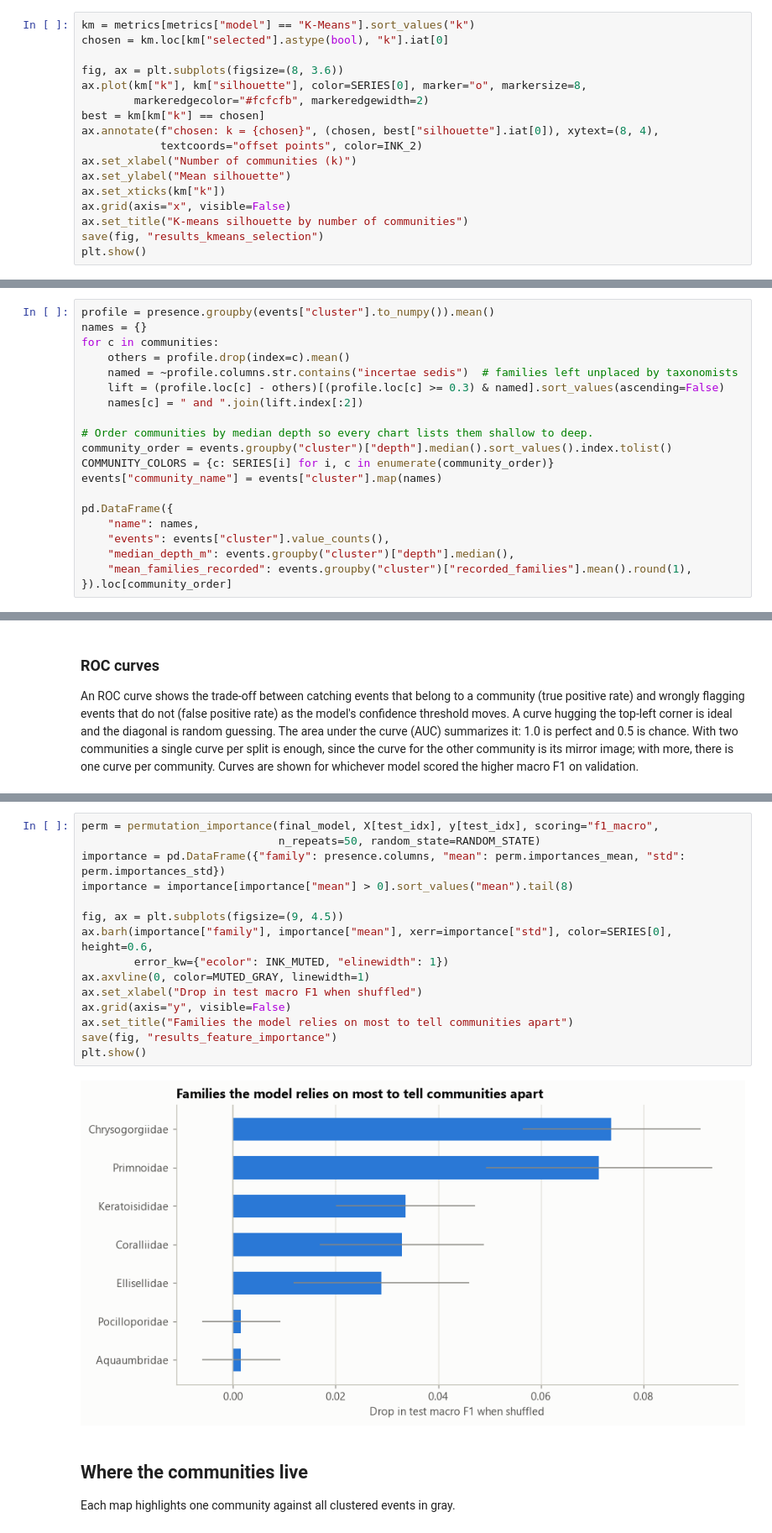
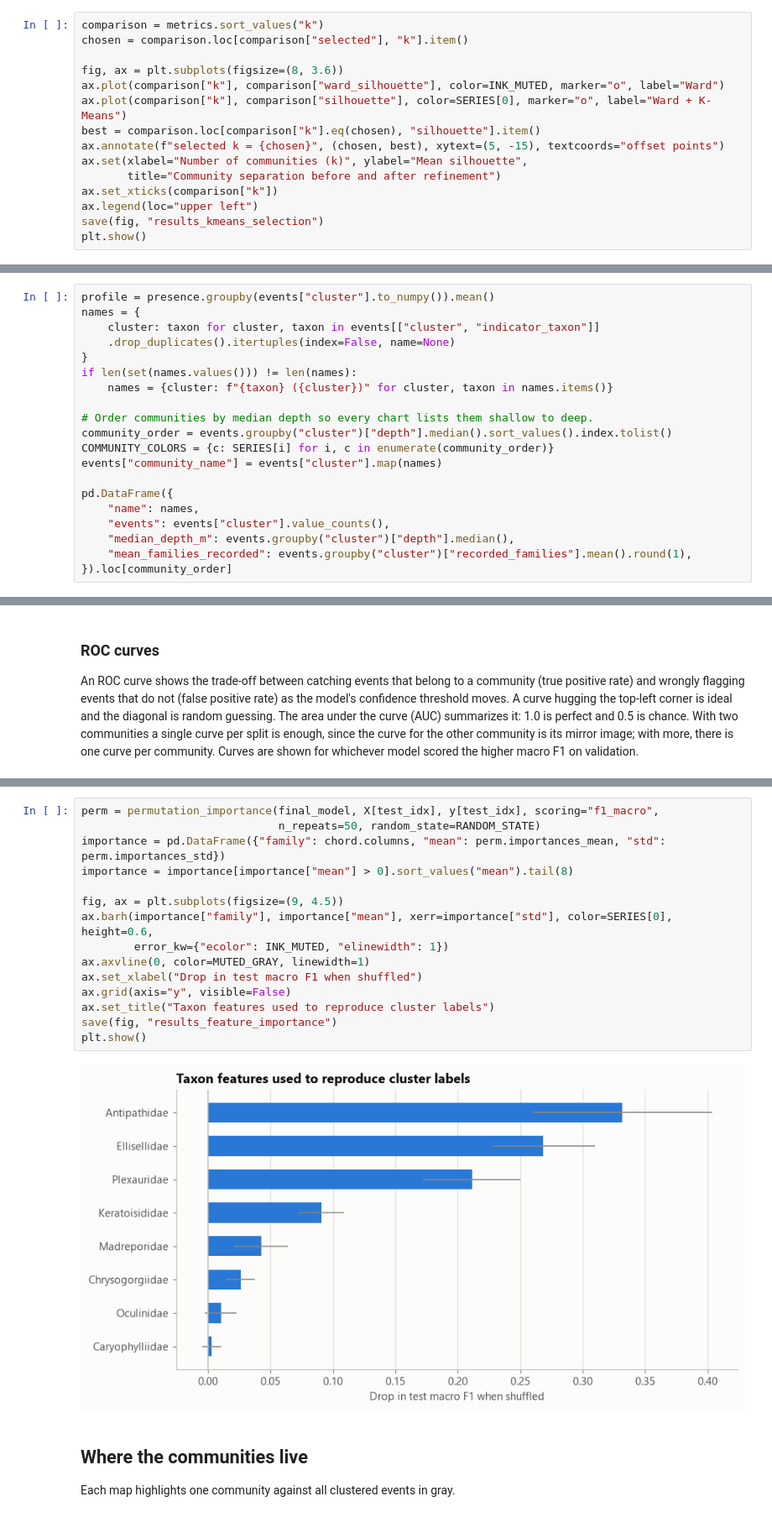
Before and after one commit to jameshlms/se-deep-coral-communities, a Jupyter notebook: notebooks/staged/03_cluster_results.ipynb, the cells around one changed output, grey strips where cells are left out. Shown at 84% size. Drawn from its saved outputs; the diff is of its cells as text.

```diff
--- a/notebooks/staged/03_cluster_results.ipynb
+++ b/notebooks/staged/03_cluster_results.ipynb
@@ -154,18 +157,16 @@ The clustering notebook fit k-means for two to eight communities and kept the co
 # %%
-km = metrics[metrics["model"] == "K-Means"].sort_values("k")
-chosen = km.loc[km["selected"].astype(bool), "k"].iat[0]
+comparison = metrics.sort_values("k")
+chosen = comparison.loc[comparison["selected"], "k"].item()
 
 fig, ax = plt.subplots(figsize=(8, 3.6))
-ax.plot(km["k"], km["silhouette"], color=SERIES[0], marker="o", markersize=8,
-        markeredgecolor="#fcfcfb", markeredgewidth=2)
-best = km[km["k"] == chosen]
-ax.annotate(f"chosen: k = {chosen}", (chosen, best["silhouette"].iat[0]), xytext=(8, 4),
-            textcoords="offset points", color=INK_2)
-ax.set_xlabel("Number of communities (k)")
-ax.set_ylabel("Mean silhouette")
-ax.set_xticks(km["k"])
-ax.grid(axis="x", visible=False)
-ax.set_title("K-means silhouette by number of communities")
+ax.plot(comparison["k"], comparison["ward_silhouette"], color=INK_MUTED, marker="o", label="Ward")
+ax.plot(comparison["k"], comparison["silhouette"], color=SERIES[0], marker="o", label="Ward + K-Means")
+best = comparison.loc[comparison["k"].eq(chosen), "silhouette"].item()
+ax.annotate(f"selected k = {chosen}", (chosen, best), xytext=(5, -15), textcoords="offset points")
+ax.set(xlabel="Number of communities (k)", ylabel="Mean silhouette",
+       title="Community separation before and after refinement")
+ax.set_xticks(comparison["k"])
+ax.legend(loc="upper left")
 save(fig, "results_kmeans_selection")
 plt.show()
 # %% [output]
@@ -177,11 +178,11 @@ Cluster numbers mean nothing to a reader, so each community is named after the t
 # %%
 profile = presence.groupby(events["cluster"].to_numpy()).mean()
-names = {}
-for c in communities:
-    others = profile.drop(index=c).mean()
-    named = ~profile.columns.str.contains("incertae sedis")  # families left unplaced by taxonomists
-    lift = (profile.loc[c] - others)[(profile.loc[c] >= 0.3) & named].sort_values(ascending=False)
-    names[c] = " and ".join(lift.index[:2])
+names = {
+    cluster: taxon for cluster, taxon in events[["cluster", "indicator_taxon"]]
+    .drop_duplicates().itertuples(index=False, name=None)
+}
+if len(set(names.values())) != len(names):
+    names = {cluster: f"{taxon} ({cluster})" for cluster, taxon in names.items()}
 
 # Order communities by median depth so every chart lists them shallow to deep.
 community_order = events.groupby("cluster")["depth"].median().sort_values().index.tolist()
@@ -504,20 +525,20 @@ Permutation importance measures how much the model's test score drops when one f
 # %%
 perm = permutation_importance(final_model, X[test_idx], y[test_idx], scoring="f1_macro",
                               n_repeats=50, random_state=RANDOM_STATE)
-importance = pd.DataFrame({"family": presence.columns, "mean": perm.importances_mean, "std": perm.importances_std})
+importance = pd.DataFrame({"family": chord.columns, "mean": perm.importances_mean, "std": perm.importances_std})
 importance = importance[importance["mean"] > 0].sort_values("mean").tail(8)
 
 fig, ax = plt.subplots(figsize=(9, 4.5))
 ax.barh(importance["family"], importance["mean"], xerr=importance["std"], color=SERIES[0], height=0.6,
         error_kw={"ecolor": INK_MUTED, "elinewidth": 1})
 ax.axvline(0, color=MUTED_GRAY, linewidth=1)
 ax.set_xlabel("Drop in test macro F1 when shuffled")
 ax.grid(axis="y", visible=False)
-ax.set_title("Families the model relies on most to tell communities apart")
+ax.set_title("Taxon features used to reproduce cluster labels")
 save(fig, "results_feature_importance")
 plt.show()
 # %% [output]
-[figure, old version]
+[figure, new version]
 # %% [markdown]
 ## Where the communities live
 
```
Also changed, not shown: parts of 33 cells of this notebook, 15 other files.
